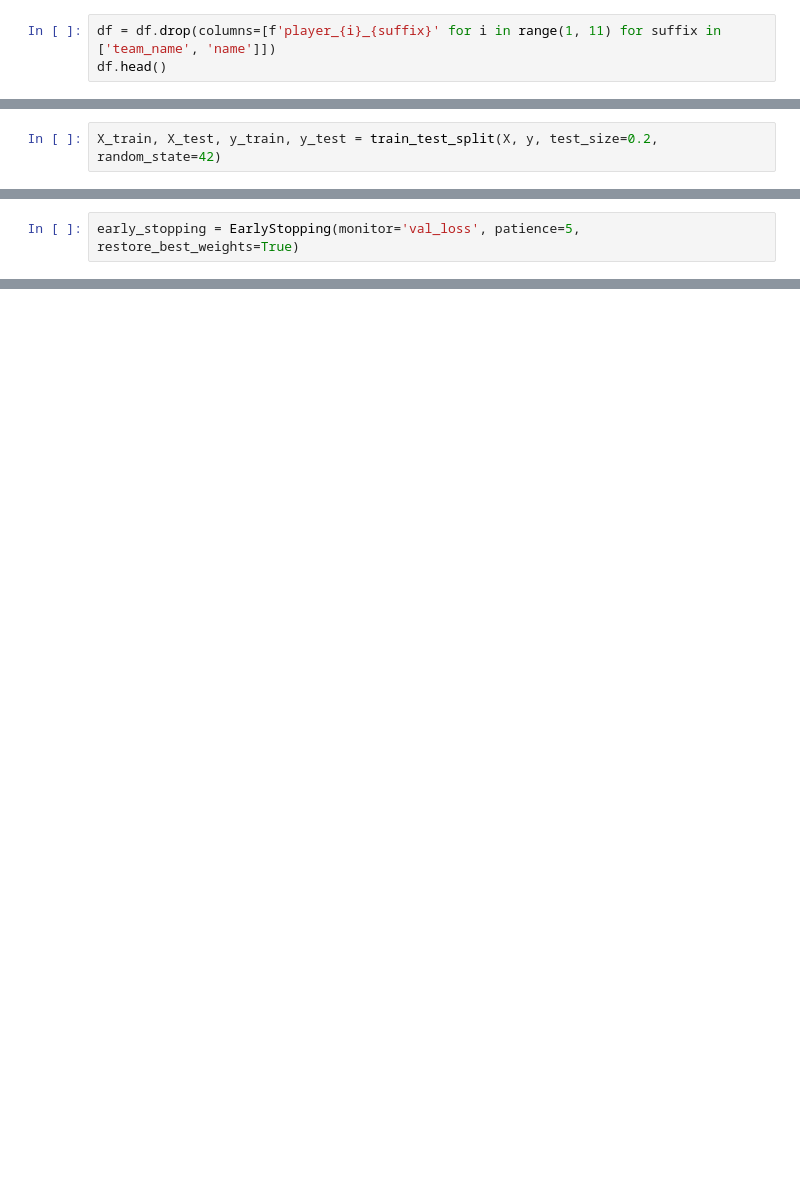
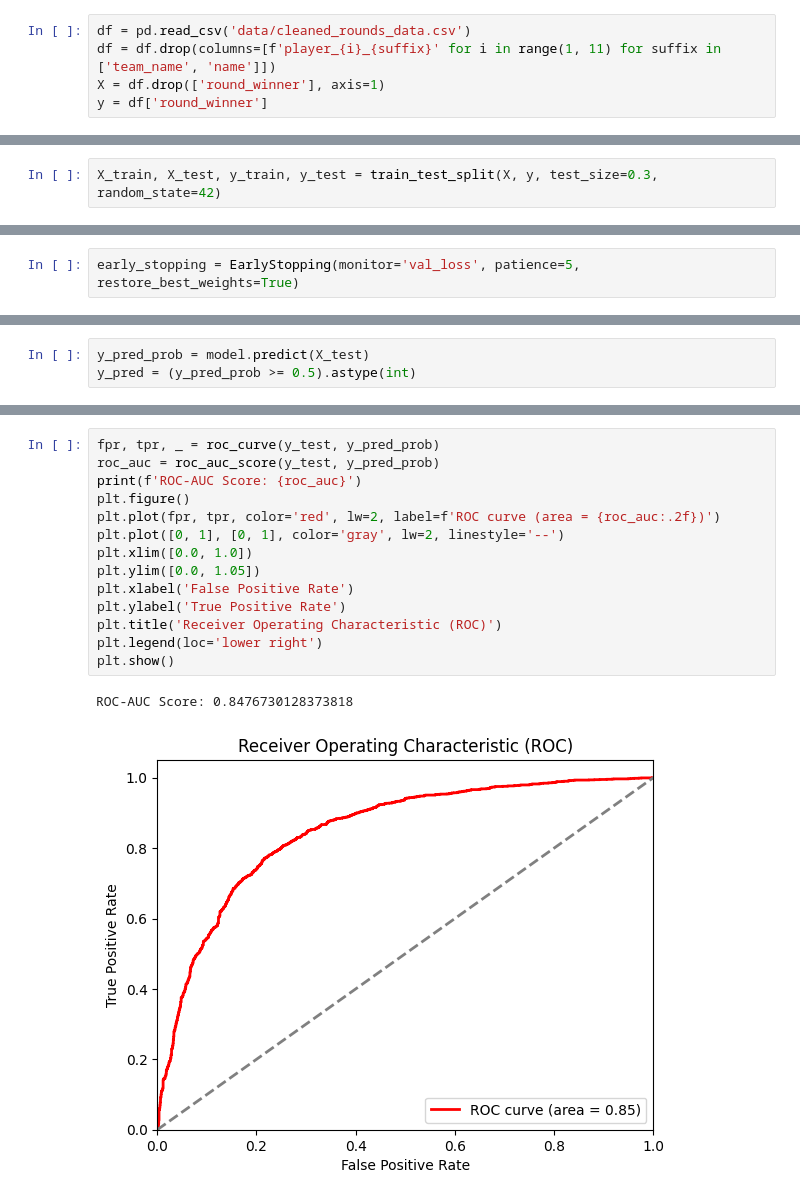
Before and after one commit to FCosmin27/cs2-predictive-models, a Jupyter notebook: round_winner_predicting_models/neural_network_from_tensorflow.ipynb, the cells around one changed output, grey strips where cells are left out. Drawn from its saved outputs; the diff is of its cells as text; blank space fills up the shorter version.

```diff
--- a/round_winner_predicting_models/neural_network_from_tensorflow.ipynb
+++ b/round_winner_predicting_models/neural_network_from_tensorflow.ipynb
@@ -23,3 +13,5 @@ df.head()
 # %%
+df = pd.read_csv('data/cleaned_rounds_data.csv')
 df = df.drop(columns=[f'player_{i}_{suffix}' for i in range(1, 11) for suffix in ['team_name', 'name']])
-df.head()
+X = df.drop(['round_winner'], axis=1)
+y = df['round_winner']
@@ -48,7 +19,7 @@ y = df['round_winner']
 scaler = StandardScaler()
 X = scaler.fit_transform(X)
 # %%
-X_train, X_test, y_train, y_test = train_test_split(X, y, test_size=0.2, random_state=42)
+X_train, X_test, y_train, y_test = train_test_split(X, y, test_size=0.3, random_state=42)
 # %%
 model = Sequential([
     Dense(128, input_dim=X_train.shape[1], activation='relu', kernel_regularizer=l2(0.01)),
@@ -133,0 +79,3 @@ plt.show()
+# %%
+y_pred_prob = model.predict(X_test)
+y_pred = (y_pred_prob >= 0.5).astype(int)
@@ -133,0 +113,17 @@ plt.show()
+# %%
+fpr, tpr, _ = roc_curve(y_test, y_pred_prob)
+roc_auc = roc_auc_score(y_test, y_pred_prob)
+print(f'ROC-AUC Score: {roc_auc}')
+plt.figure()
+plt.plot(fpr, tpr, color='red', lw=2, label=f'ROC curve (area = {roc_auc:.2f})')
+plt.plot([0, 1], [0, 1], color='gray', lw=2, linestyle='--')
+plt.xlim([0.0, 1.0])
+plt.ylim([0.0, 1.05])
+plt.xlabel('False Positive Rate')
+plt.ylabel('True Positive Rate')
+plt.title('Receiver Operating Characteristic (ROC)')
+plt.legend(loc='lower right')
+plt.show()
+# %% [output]
+ROC-AUC Score: 0.8476730128373818
+[figure, added]
```
Also changed, not shown: parts of 11 cells of this notebook, 2 other files.
